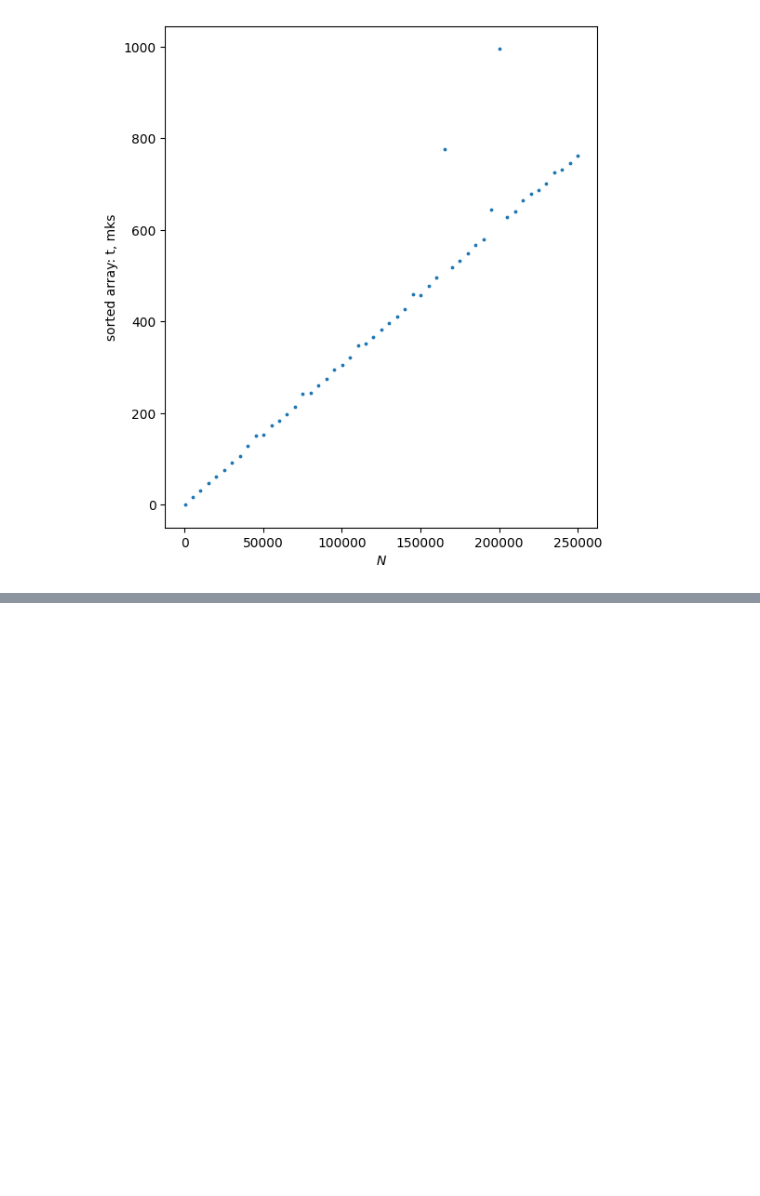
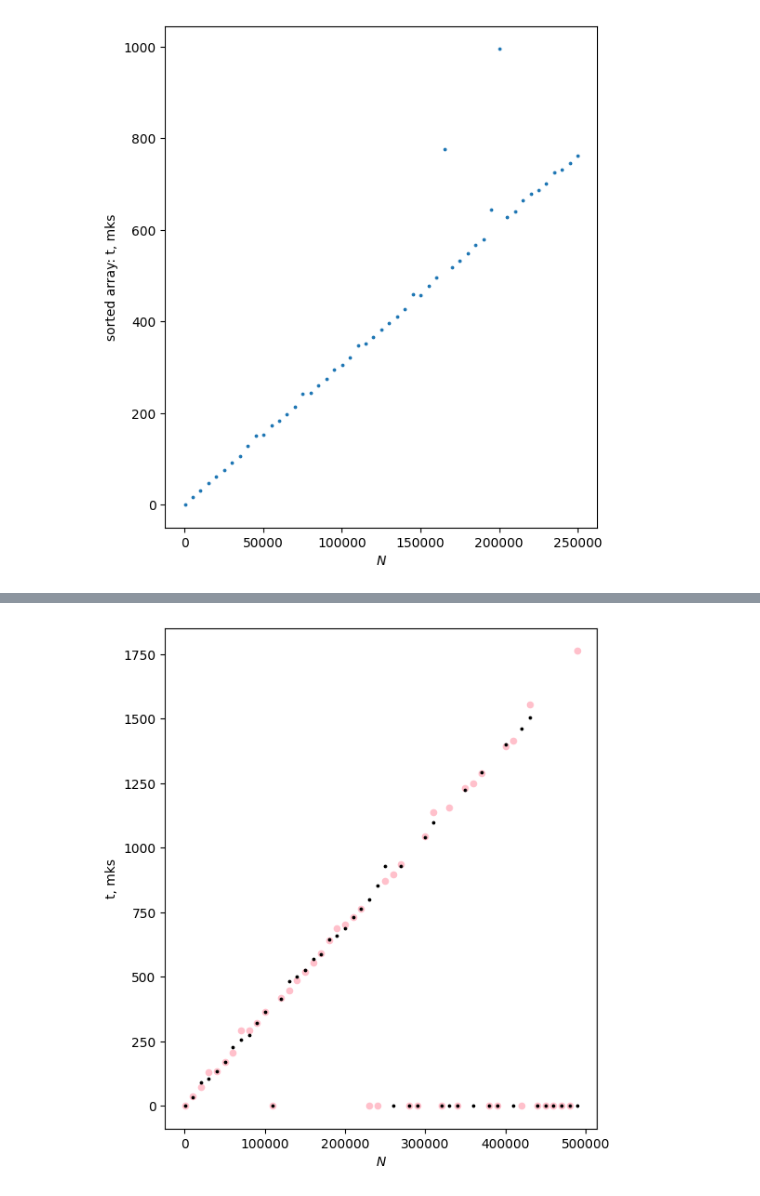
Before and after one commit to xenonnachille/cpp-23-shevyakova, a Jupyter notebook: lab_1/graphs.ipynb, the cells around one changed output, grey strips where cells are left out. Drawn from its saved outputs; the diff is of its cells as text; code cells hidden in the pictures; blank space fills up the shorter version.

```diff
--- a/lab_1/graphs.ipynb
+++ b/lab_1/graphs.ipynb
@@ -89,3 +89,6 @@ ax.set(xlabel='$N$',
 # %% [output]
 [Text(0.5, 0, '$N$'), Text(0, 0.5, 'sorted array: t, mks')]
 [figure]
+# %%
+df3 = pd.read_csv("strategy_A.csv")
+df3
@@ -91,0 +113,12 @@ ax.set(xlabel='$N$',
+# %%
+N3 = np.array(df3["N"])
+ravn = np.array(df3["time_ravnomerno"])
+neravn = np.array(df3["time_ne_ravnomerno"])
+fig, ax = plt.subplots(figsize=(6, 7))
+ax.scatter(N3, ravn, s=20, color='pink')
+ax.scatter(N3, neravn, s=3, color='black')
+ax.set(xlabel='$N$',
+       ylabel='t, mks')
+plt.show()
+# %% [output]
+[figure, added]
```
Also changed, not shown: parts of 3 cells of this notebook, 4 other files.
